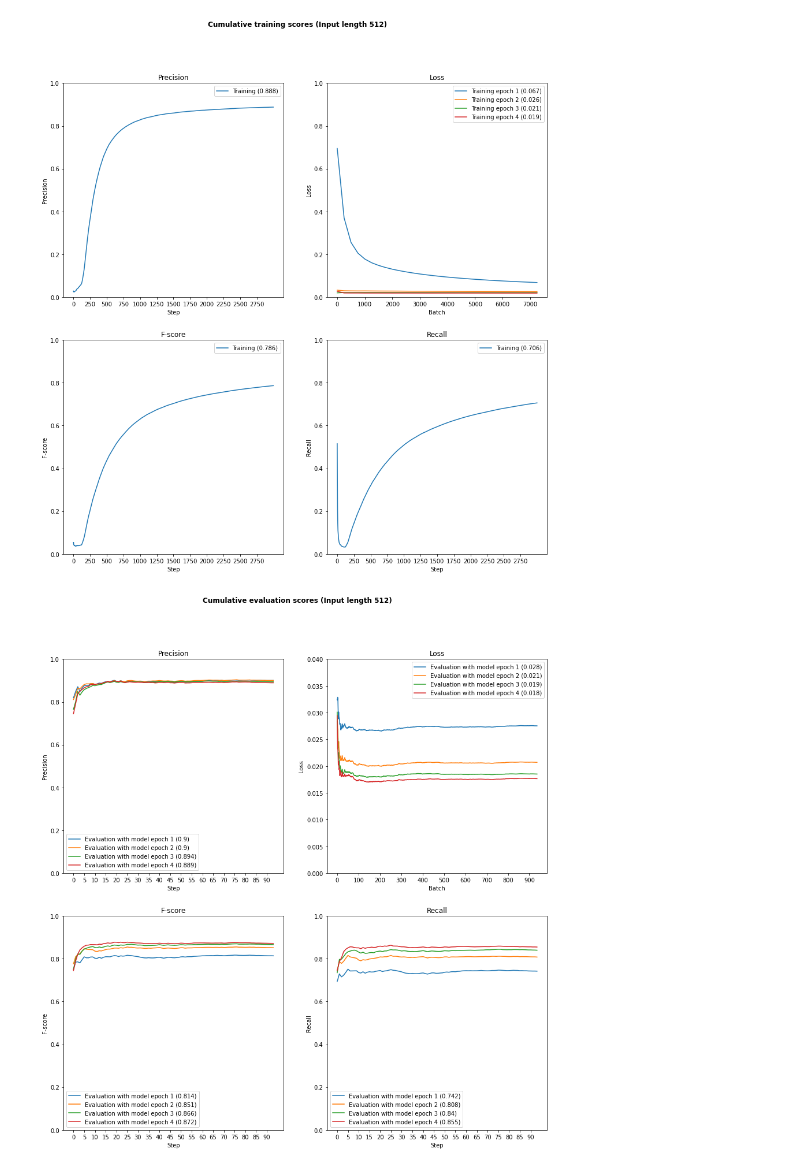
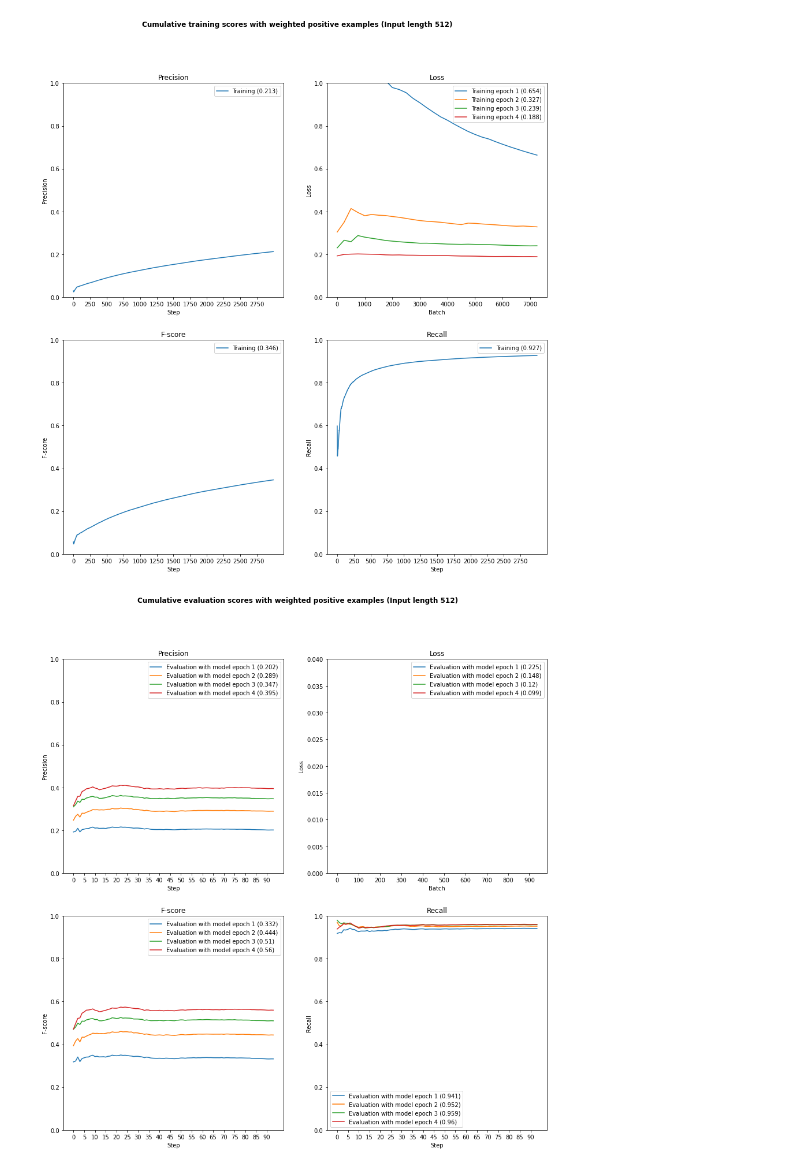
Before and after one commit to apndx/ReutersDocLabeler, a Jupyter notebook: notebooks/display-scores.ipynb, the cells around one changed output. Cells and saved outputs as stored; diff of their text form; code cells hidden in the pictures.

Commit message:
Scores with weighted positive examples

```diff
--- a/notebooks/display-scores.ipynb
+++ b/notebooks/display-scores.ipynb
@@ -31,8 +31,22 @@ loss_eval_512 = [
     'scores/batch_losses_1617611841.csv', # test epoch 3 model
     'scores/batch_losses_1617611901.csv'  # test epoch 4 model
 ]
-scr_files = scr_eval_512
-loss_files = loss_eval_512
+scr_eval_512_w = [
+    'scores/scores_1617843525.csv', # train
+    'scores/scores_1617871303.csv', # test epoch 1 model
+    'scores/scores_1617871698.csv', # test epoch 2 model
+    'scores/scores_1617871951.csv', # test epoch 3 model
+    'scores/scores_1617871956.csv'  # test epoch 4 model
+]
+loss_eval_512_w = [
+    'scores/batch_losses_1617843525.csv', # train
+    'scores/batch_losses_1617871303.csv', # test epoch 1 model
+    'scores/batch_losses_1617871698.csv', # test epoch 2 model
+    'scores/batch_losses_1617871951.csv', # test epoch 3 model
+    'scores/batch_losses_1617871956.csv'  # test epoch 4 model
+]
+scr_files = scr_eval_512_w
+loss_files = loss_eval_512_w
 INPUT_LEN = 512
 PHASE = 'Evaluation'
 # %%
@@ -63,7 +77,7 @@ b = 0
 plt.rcParams['figure.figsize'] = [15, 15]
 plt.rcParams['savefig.facecolor'] = 'white'
 fig, ((pre_ax, los_ax), (fsc_ax, rec_ax)) = plt.subplots(2, 2)
-fig.suptitle(f'Cumulative training scores (Input length {INPUT_LEN})',fontweight = "bold")
+fig.suptitle(f'Cumulative training scores with weighted positive examples (Input length {INPUT_LEN})',fontweight = "bold")
 pre_ax.title.set_text('Precision')
 pre_ax.set_ylim(0.0, 1.0)
 pre_ax.plot(scrs[0].sum_precision, label = f'Training ({round(scrs[0].sum_precision.iloc[-1], 3)})')
@@ -99,16 +113,16 @@ fsc_ax.set_xticklabels(list(scrs[0].index)[0::250])
 fsc_ax.set_xlabel('Step')
 fsc_ax.set_ylabel('F-score')
 fsc_ax.legend()
-fig.savefig(f'scores/training-scores-{INPUT_LEN}')
+fig.savefig(f'scores/training-scores-{INPUT_LEN}-w')
 # %% [output]
-[figure, old version]
+[figure, new version]
 # %%
 # Evaluation / Testing scores
 s = 1
 plt.rcParams['figure.figsize'] = [15, 15]
 plt.rcParams['savefig.facecolor'] = 'white'
 fig, ((pre_ax, los_ax), (fsc_ax, rec_ax)) = plt.subplots(2, 2)
-fig.suptitle(f'Cumulative {PHASE.lower()} scores (Input length {INPUT_LEN})',fontweight = "bold")
+fig.suptitle(f'Cumulative {PHASE.lower()} scores with weighted positive examples (Input length {INPUT_LEN})',fontweight = "bold")
 pre_ax.title.set_text('Precision')
 pre_ax.set_ylim(0.0, 1.0)
 i = s
@@ -127,32 +141,32 @@ while i < len(losses):
     los_ax.plot(losses[i], label = f'{PHASE} with model epoch {i} ({round(float(losses[i].iloc[-1]), 3)})')
     i += 1
 los_ax.set_xticks(list(losses[s].index)[0::100])
 los_ax.set_xticklabels(list(losses[s].index)[0::100])
 los_ax.set_xlabel('Batch')
 los_ax.set_ylabel('Loss')
 los_ax.legend()
 rec_ax.title.set_text('Recall')
 rec_ax.set_ylim(0.0, 1.0)
 i = s
 while i < len(scrs):
     rec_ax.plot(scrs[i].sum_recall, label = f'{PHASE} with model epoch {i} ({round(scrs[i].sum_recall.iloc[-1], 3)})')
     i += 1
 rec_ax.set_xticks(list(scrs[s].index)[0::5])
 rec_ax.set_xticklabels(list(scrs[s].index)[0::5])
 rec_ax.set_xlabel('Step')
 rec_ax.set_ylabel('Recall')
 rec_ax.legend()
 fsc_ax.title.set_text('F-score')
 fsc_ax.set_ylim(0.0, 1.0)
 i = s
 while i < len(scrs):
     fsc_ax.plot(scrs[i].sum_f_score, label = f'{PHASE} with model epoch {i} ({round(scrs[i].sum_f_score.iloc[-1], 3)})')
     i += 1
 fsc_ax.set_xticks(list(scrs[s].index)[0::5])
 fsc_ax.set_xticklabels(list(scrs[s].index)[0::5])
 fsc_ax.set_xlabel('Step')
 fsc_ax.set_ylabel('F-score')
 fsc_ax.legend()
-fig.savefig(f'scores/{PHASE.lower()}-scores-{INPUT_LEN}')
+fig.savefig(f'scores/{PHASE.lower()}-scores-{INPUT_LEN}-w')
 # %% [output]
-[figure, old version]
+[figure, new version]
```
Also changed, not shown: 2 other files.
